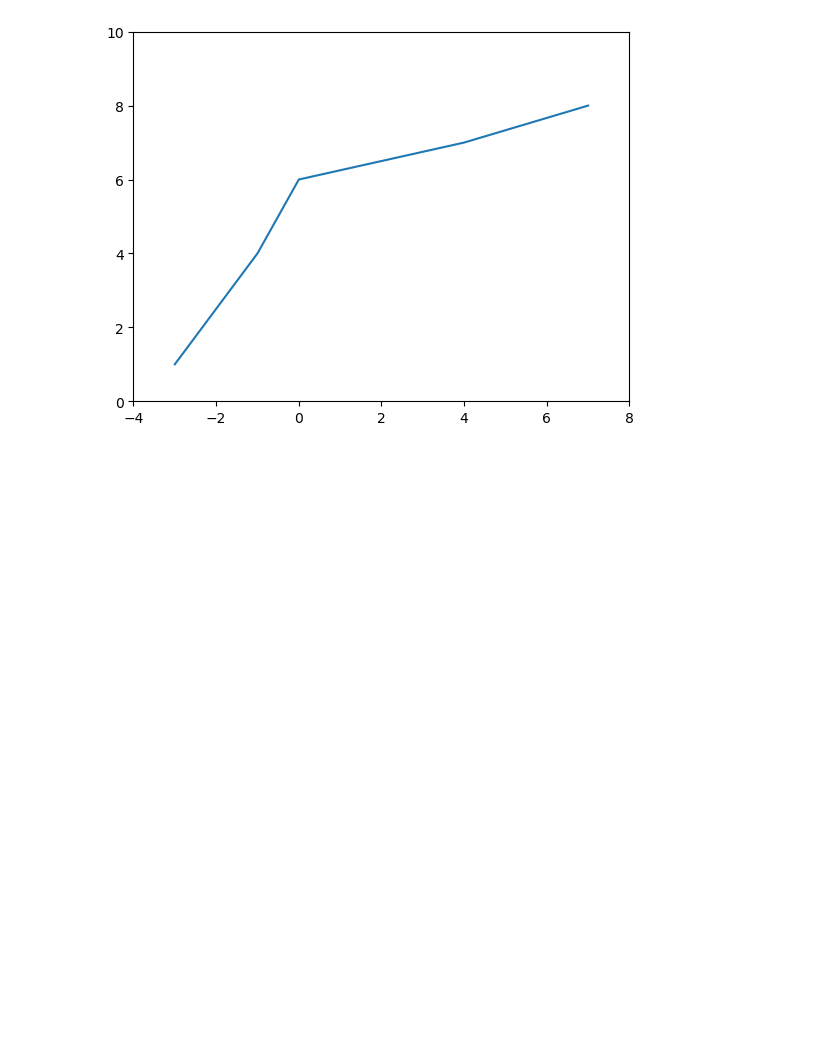
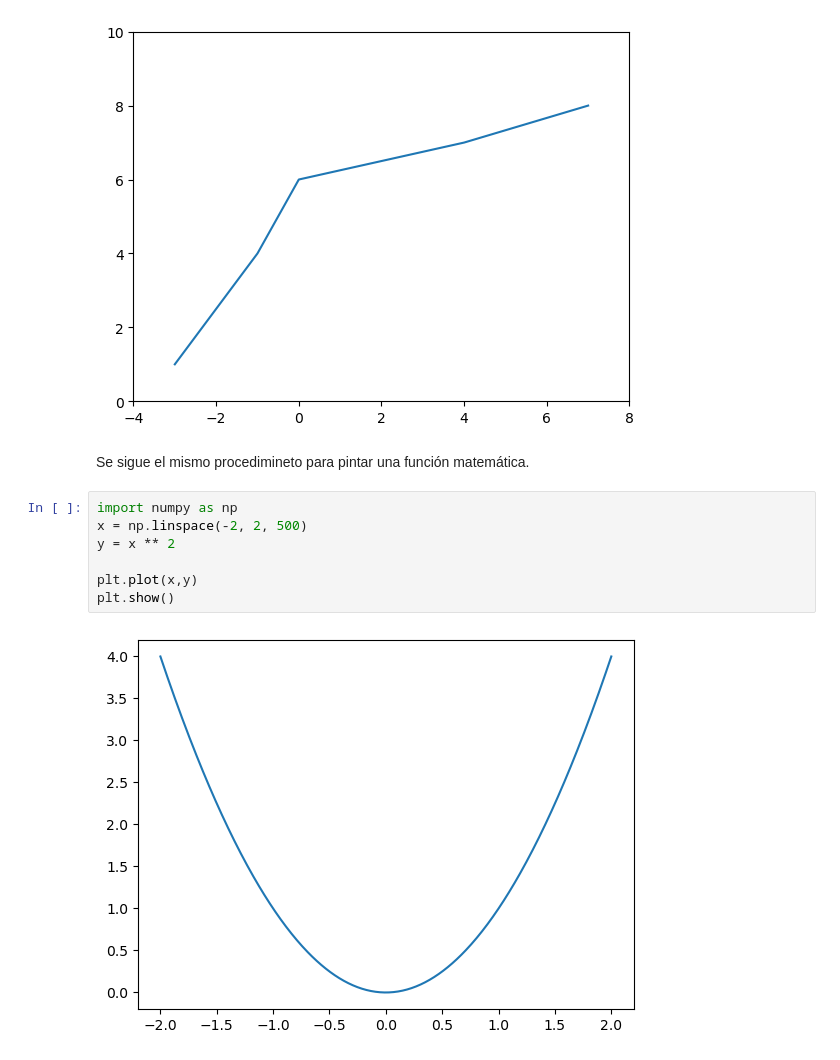
Before and after one commit to TerrazasJr316/email-detector, a Jupyter notebook: 03_Matplotlib.ipynb, the cells around one changed output. Drawn from its saved outputs; the diff is of its cells as text; blank space fills up the shorter version.

```diff
--- a/03_Matplotlib.ipynb
+++ b/03_Matplotlib.ipynb
@@ -35,3 +35,14 @@ plt.axis([-4, 8, 0, 10]) # [x = min, x = max, y = min, y  = max]
 plt.show()
 # %% [output]
 [figure]
+# %% [markdown]
+Se sigue el mismo procedimineto para pintar una función matemática.
+# %%
+import numpy as np
+x = np.linspace(-2, 2, 500)
+y = x ** 2
+
+plt.plot(x,y)
+plt.show()
+# %% [output]
+[figure, added]
```
Also changed, not shown: parts of 12 cells of this notebook.
